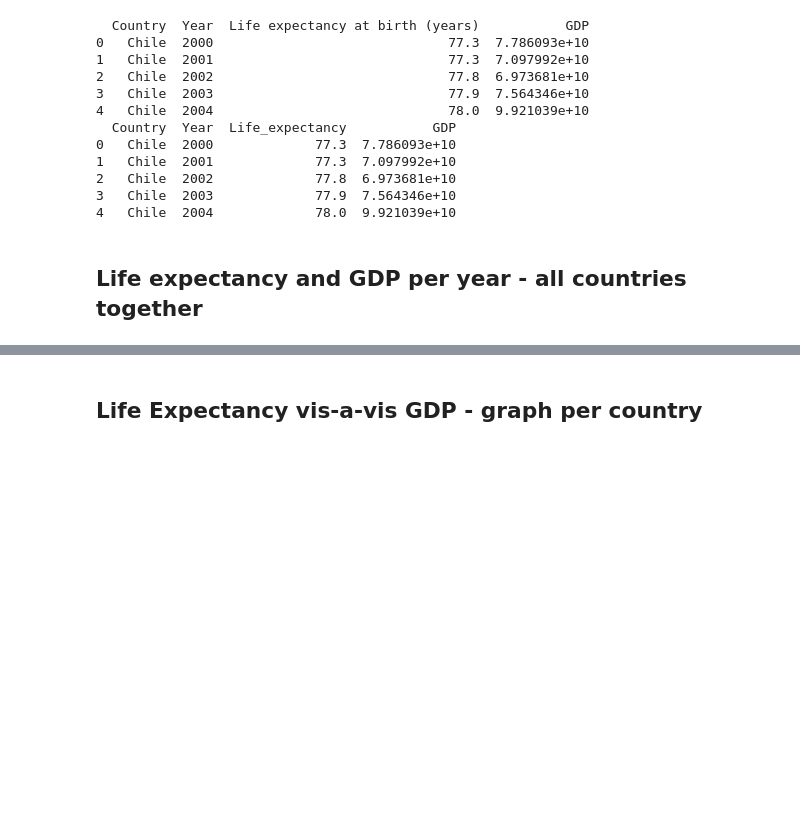
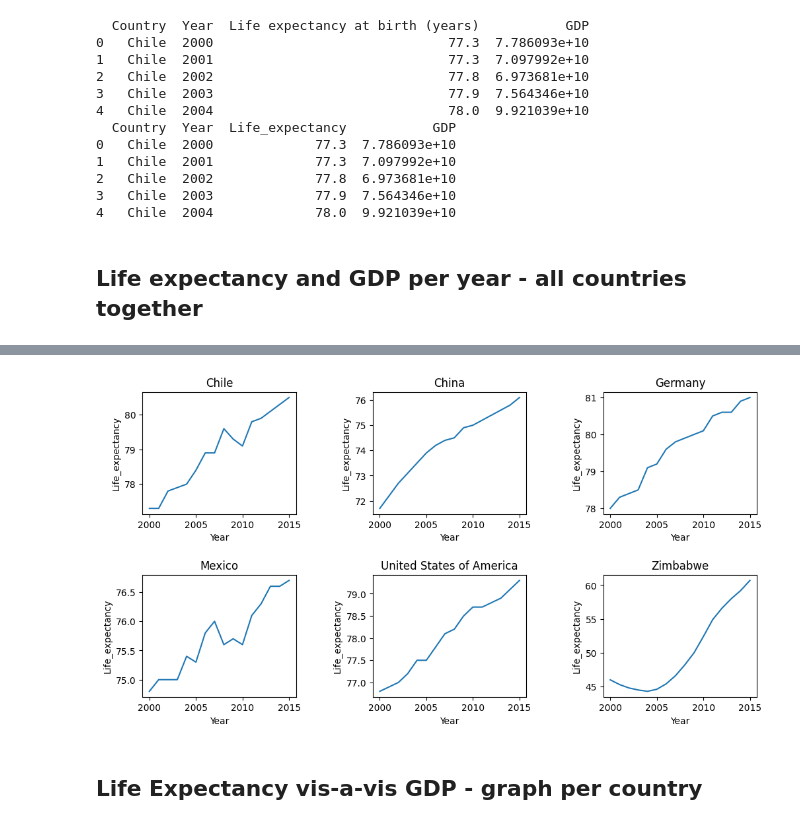
Before and after one commit to ramtob/codecademy-python, a Jupyter notebook: Life-Expectancy-and-GDP-Starter/life_expectancy_gdp.ipynb, the cells around one changed output, grey strips where cells are left out. Saved outputs shown, nothing was run; the diff lists cells and outputs as text; code cells hidden in the pictures; blank space fills up the shorter version.

```diff
--- a/Life-Expectancy-and-GDP-Starter/life_expectancy_gdp.ipynb
+++ b/Life-Expectancy-and-GDP-Starter/life_expectancy_gdp.ipynb
@@ -72,3 +78,14 @@ plt.show()
+# %%
+# Loop over all the countries and draw a graph for each country
+plt.figure(figsize=(12, 6))
+for i in range(len(countries)):
+    plt.subplot(2, 3, i+1)
+    sns.lineplot(data=df_all[df_all.Country == countries[i]], x='Year', y='Life_expectancy')
+    plt.title(countries[i])
+plt.subplots_adjust(wspace=0.5, hspace=0.5)
+plt.show()
+# %% [output]
+[figure, added]
 # %% [markdown]
 ## Life Expectancy vis-a-vis GDP - graph per country
 # %%
```
Also changed, not shown: parts of 5 cells of this notebook.
